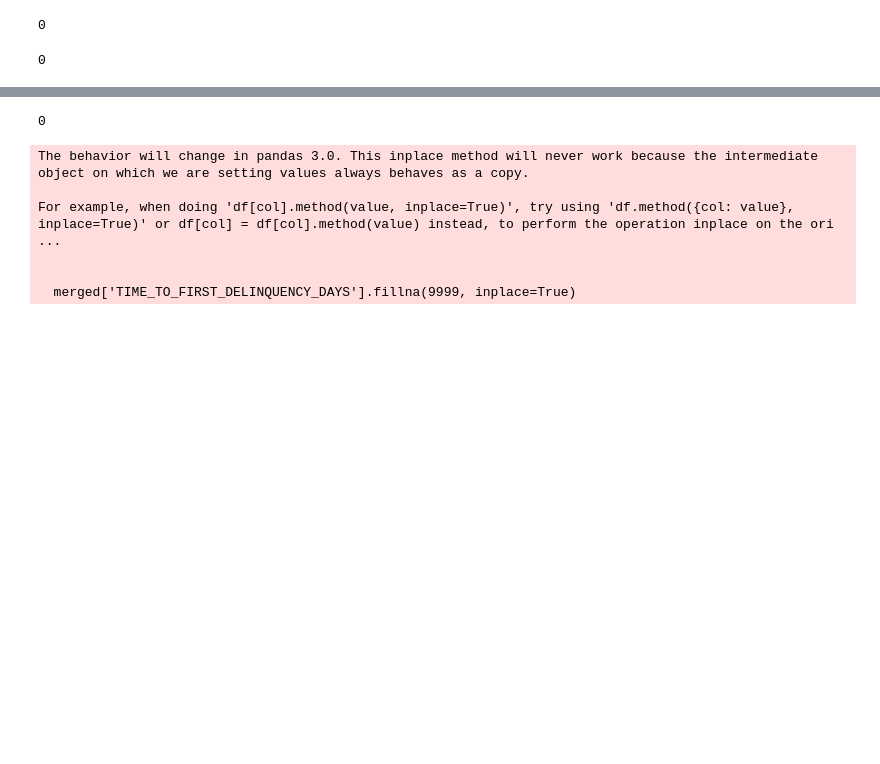
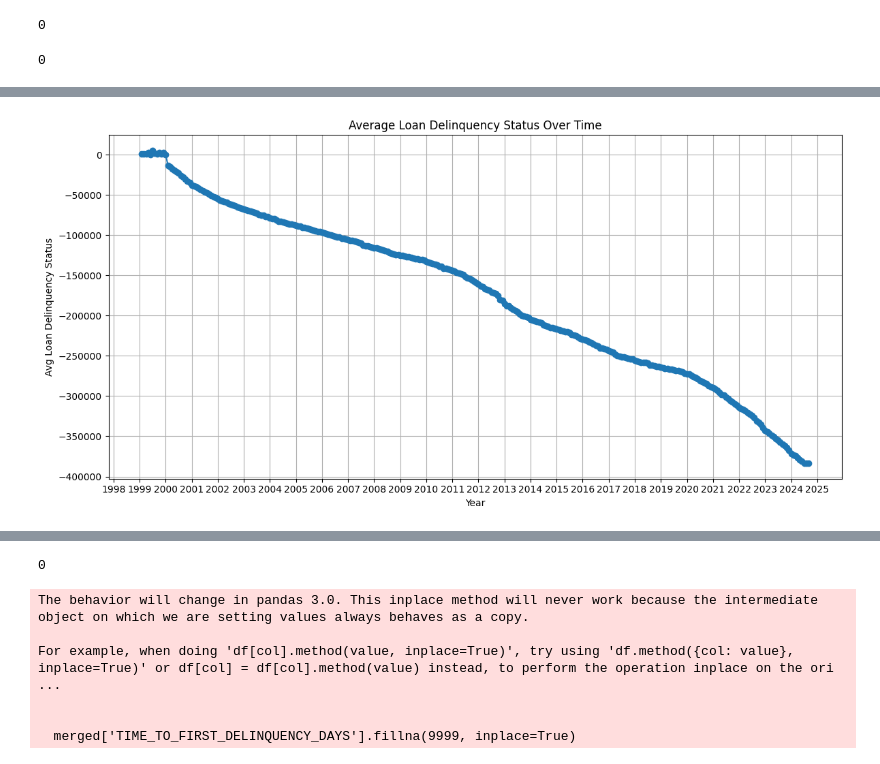
Before and after one commit to AlbertKong0827/DSGA1019Project, a Jupyter notebook: eda.ipynb, the cells around one changed output, grey strips where cells are left out. Drawn from its saved outputs; the diff is of its cells as text; code cells hidden in the pictures; blank space fills up the shorter version.

```diff
--- a/eda.ipynb
+++ b/eda.ipynb
@@ -639 +657,3 @@ all_df['avg_adjusted_delinquency_index']
 Name: avg_adjusted_delinquency_index, Length: 309, dtype: float64
+# %%
+all_df_copy = all_df.iloc[1:].copy()
@@ -639,0 +676,33 @@ Name: avg_adjusted_delinquency_index, Length: 309, dtype: float64
+# %%
+import matplotlib.pyplot as plt
+import matplotlib.dates as mdates
+
+# Ensure the column is datetime and sorted
+all_df_copy = all_df_copy.sort_values('MONTHLY REPORTING PERIOD')
+all_df_copy['MONTHLY REPORTING PERIOD'] = pd.to_datetime(all_df_copy['MONTHLY REPORTING PERIOD'])
+
+plt.figure(figsize=(12, 6))
+plt.plot(
+    all_df_copy['MONTHLY REPORTING PERIOD'],
+    all_df_copy['avg_delinquency_index'],
+    marker='o'
+)
+
+plt.title('Average Loan Delinquency Status Over Time')
+plt.xlabel('Year')
+plt.ylabel('Avg Loan Delinquency Status')
+
+# Set x-axis ticks to yearly intervals
+ax = plt.gca()
+ax.xaxis.set_major_locator(mdates.YearLocator(base=1))       # every year
+ax.xaxis.set_major_formatter(mdates.DateFormatter('%Y'))     # format as YYYY
+
+# Optional: improve visibility with more minor ticks
+ax.xaxis.set_minor_locator(mdates.MonthLocator(bymonth=1))   # minor ticks at each Jan
+ax.tick_params(axis='x', which='major', rotation=0)
+
+plt.grid(True)
+plt.tight_layout()
+plt.show()
+# %% [output]
+[figure, added]
```
Also changed, not shown: parts of 7 cells of this notebook, 1 other file.
